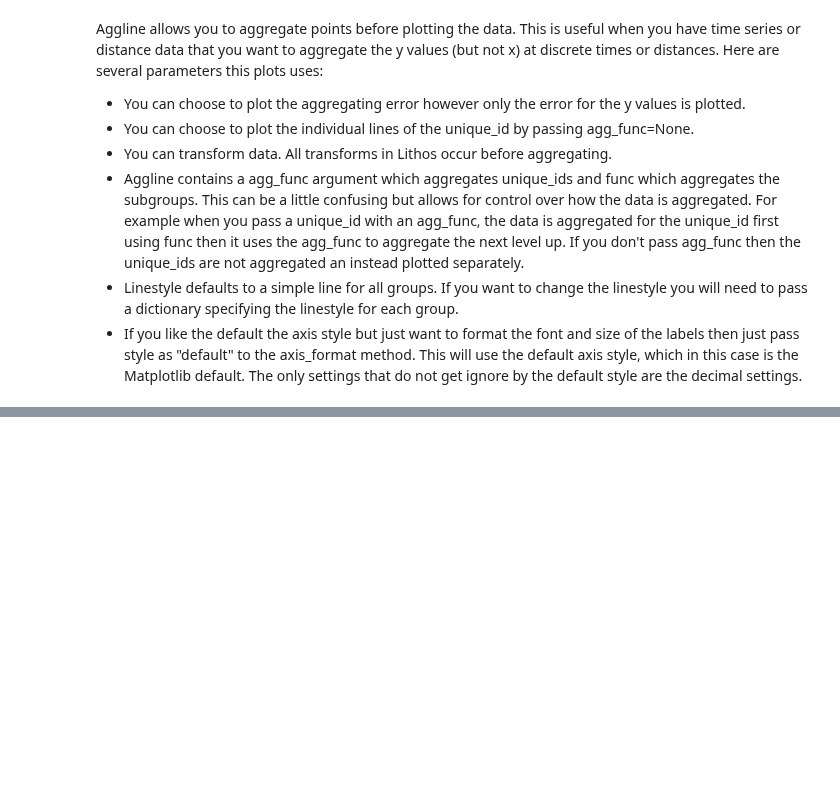
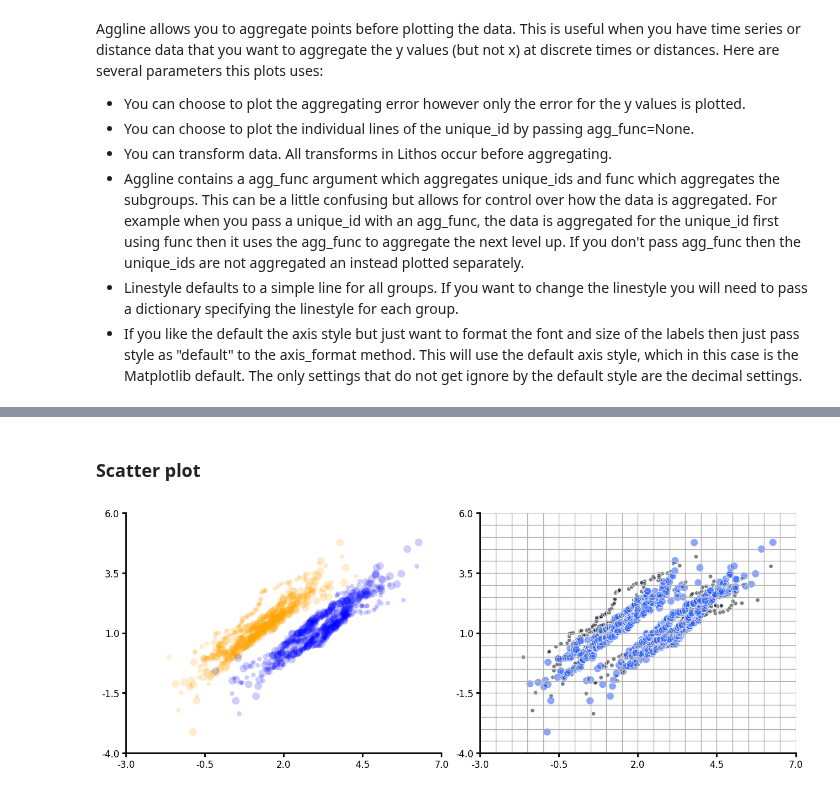
Before and after one commit to LarsHenrikNelson/lithos, a Jupyter notebook: README.ipynb, the cells around one changed output, grey strips where cells are left out. Drawn from its saved outputs; the diff is of its cells as text; code cells hidden in the pictures; blank space fills up the shorter version.

Commit message:
Updated scatter plot functionality. Implemented minor gridlines and updated grid method. Updated README.

```diff
--- a/README.ipynb
+++ b/README.ipynb
@@ -450,3 +450,44 @@ plot2 = (
 )
 # %% [output]
 [figure]
+# %% [markdown]
+### Scatter plot
+# %%
+df = create_synthetic_data(n_groups=2, n_subgroups=2, n_unique_ids=5, n_points=60)
+df1 = create_synthetic_data(
+    n_groups=2, n_subgroups=2, n_unique_ids=5, n_points=60, seed=30
+)
+df["y1"] = df1["y"]
+fig, ax = plt.subplots(ncols=2, layout="constrained", figsize=(6.4 * 2, 4.8 * 1))
+plot = (
+    LinePlot(data=df)
+    .grouping(group="grouping_1")
+    .scatter(
+        markercolor={0: "orange", 1: "blue"},
+        alpha=0.1,
+        edgecolor="none",
+        markersize=("grouping_2", "36:100"),
+        marker=".",
+    )
+    .plot_data(x="y", y="y1")
+    .figure(ncols=2)
+    .plot(figure=fig, axes=ax[0])
+)
+plot = (
+    LinePlot(data=df)
+    .grouping(group="grouping_1")
+    .scatter(
+        markercolor=("grouping_2", "kb:10-255"),
+        alpha=0.3,
+        edgecolor="white",
+        linewidth=0.5,
+        markersize=("grouping_2", "30:100"),
+        marker=".",
+    )
+    .plot_data(x="y", y="y1")
+    .figure(ncols=2)
+    .grid(ygrid=1, xgrid=1, yminor_grid=1, xminor_grid=1)
+    .plot(figure=fig, axes=ax[1])
+)
+# %% [output]
+[figure, added]
```
Also changed, not shown: parts of 2 cells of this notebook, 18 other files.
